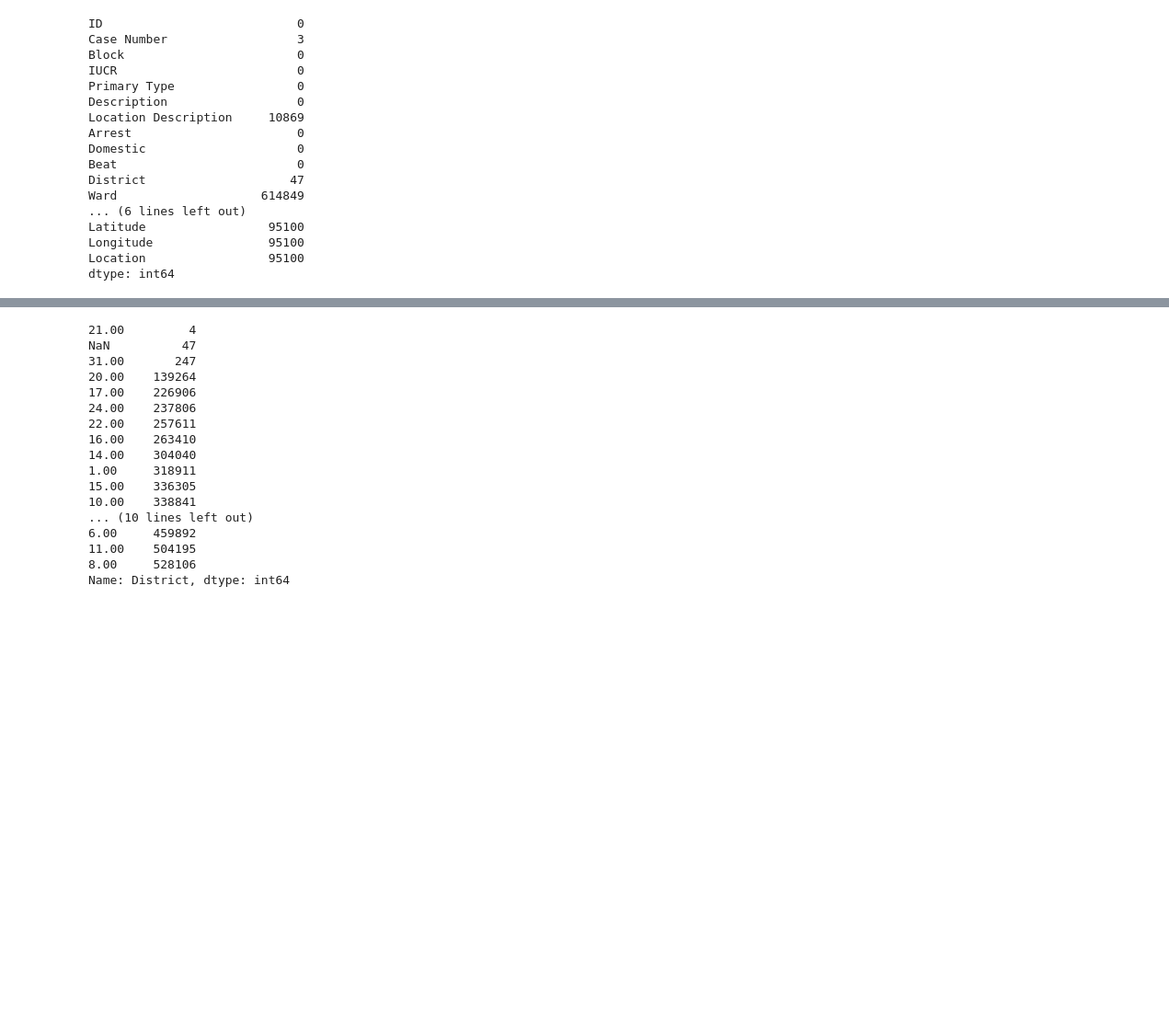
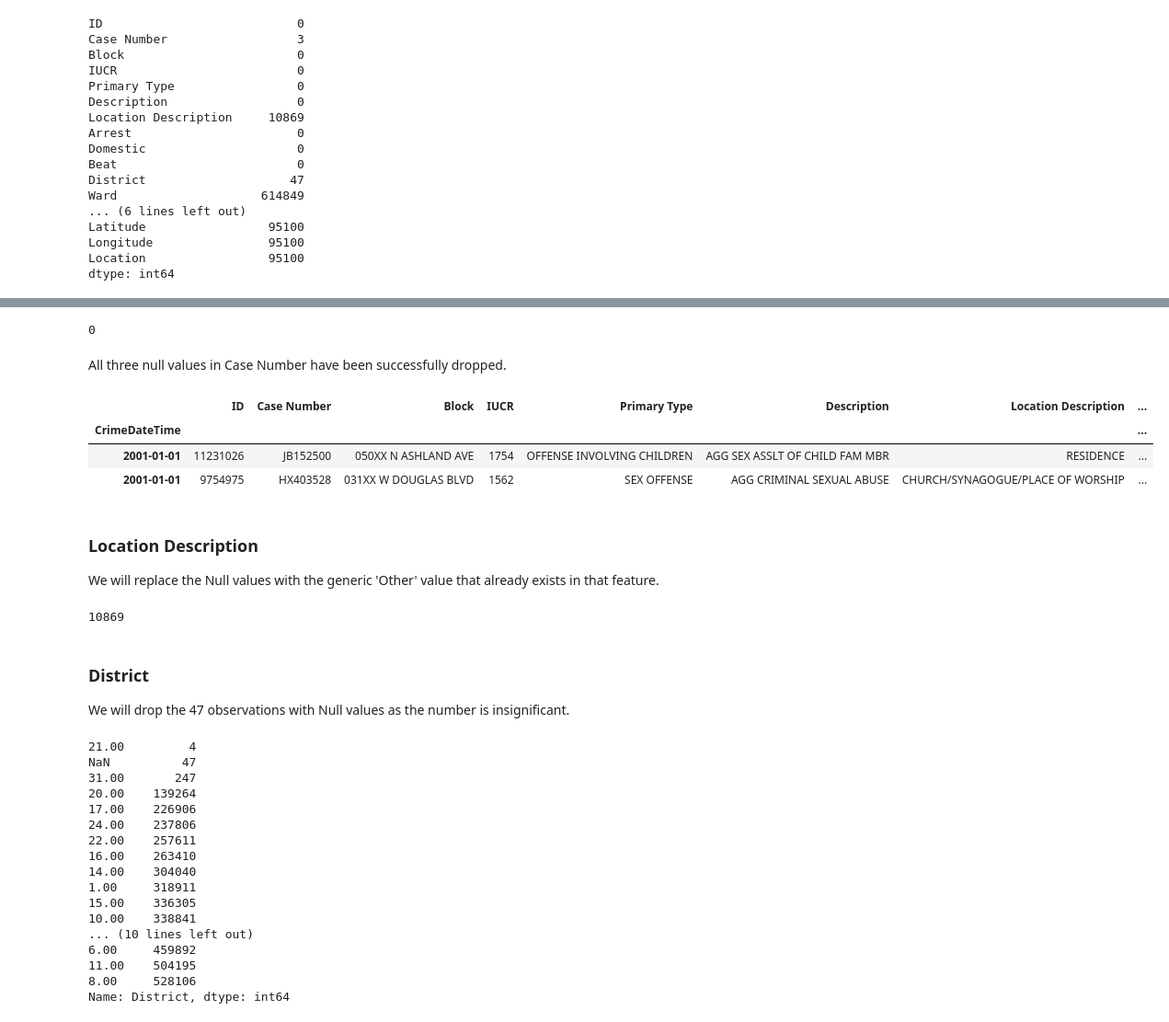
Before and after one commit to whitefreeze/Chicago-Crime-Data, a Jupyter notebook: Chicago-Crime-Data v2.1.ipynb, the cells around one changed output, grey strips where cells are left out. Shown at 92% size. Saved outputs shown, nothing was run; the diff lists cells and outputs as text; code cells hidden in the pictures; blank space fills up the shorter version.

Commit message:
Handle null values for Case Number feature

```diff
--- a/Chicago-Crime-Data v2.1.ipynb
+++ b/Chicago-Crime-Data v2.1.ipynb
@@ -136,3 +168,31 @@ dtype: int64
+# %%
+# Drop null values
+df.dropna(subset=['Case Number'], inplace=True)
+# %%
+# Verify there are no more null values in feature.
+df['Case Number'].isnull().sum()
+# %% [output]
+0
+# %% [markdown]
+All three null values in Case Number have been successfully dropped.
+# %%
+# Verify dataframe looks as expected
+df.head(2)
+# %% [output]
+|  | ID | Case Number | Block | IUCR | Primary Type | Description | Location Description | ... |
+| CrimeDateTime |  |  |  |  |  |  |  | ... |
+| 2001-01-01 | 11231026 | JB152500 | 050XX N ASHLAND AVE | 1754 | OFFENSE INVOLVING CHILDREN | AGG SEX ASSLT OF CHILD FAM MBR | RESIDENCE | ... |
+| 2001-01-01 | 9754975 | HX403528 | 031XX W DOUGLAS BLVD | 1562 | SEX OFFENSE | AGG CRIMINAL SEXUAL ABUSE | CHURCH/SYNAGOGUE/PLACE OF WORSHIP | ... |
+# %% [markdown]
+### Location Description
+We will replace the Null values with the generic 'Other' value that already exists in that feature.
+# %%
+df['Location Description'].isnull().sum()
+# %% [output]
+10869
+# %% [markdown]
+### District
+We will drop the 47 observations with Null values as the number is insignificant.
 # %%
 ## Eliminate movies that are null for runtimeMinute, genres, and startYear
 #  temp_df = temp_df.dropna(subset=['runtimeMinutes','genres','startYear'])
```
Also changed, not shown: parts of 9 cells of this notebook.
